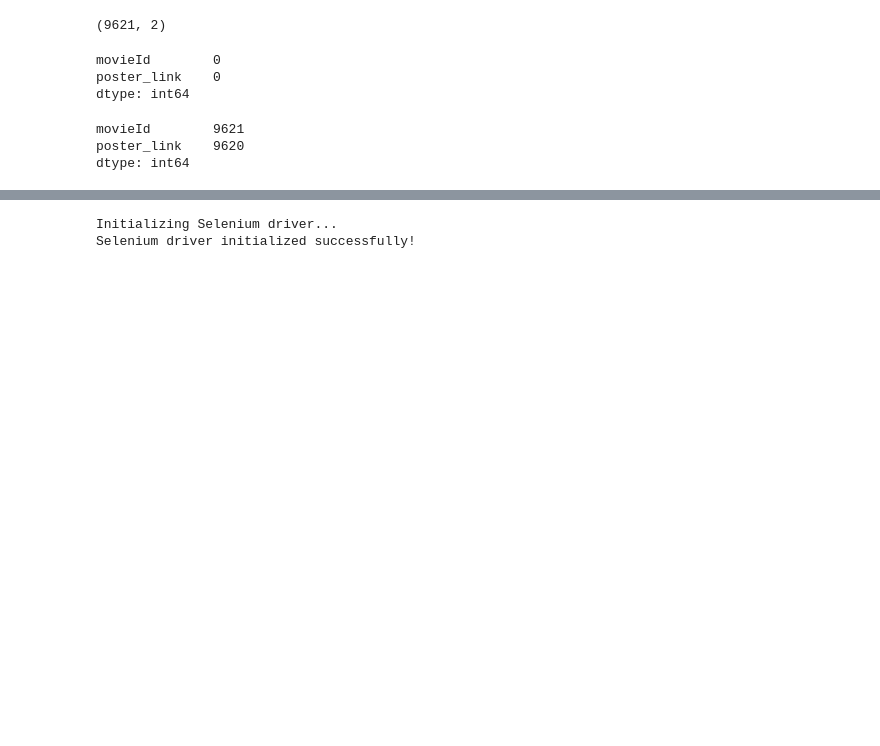
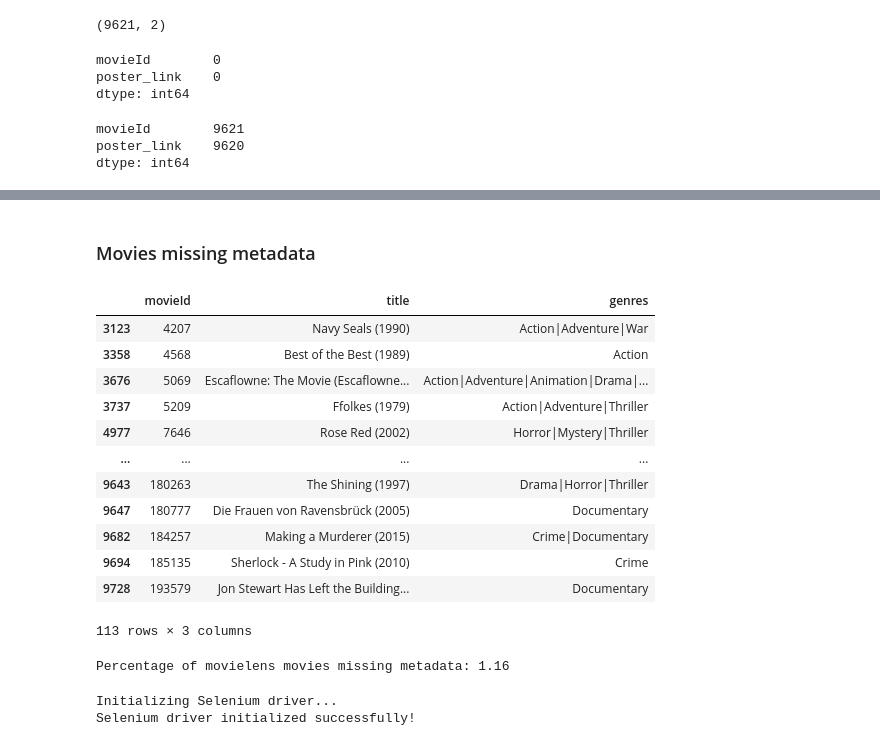
Before and after one commit to Donal-Flanagan/flix_recommender, a Jupyter notebook: notebooks/ETL/web_scraping_3_selenium.ipynb, the cells around one changed output, grey strips where cells are left out. Saved outputs shown, nothing was run; the diff lists cells and outputs as text; code cells hidden in the pictures; blank space fills up the shorter version.

```diff
--- a/notebooks/ETL/web_scraping_3_selenium.ipynb
+++ b/notebooks/ETL/web_scraping_3_selenium.ipynb
@@ -525,3 +626,17 @@ movies_df.head()
 # %%
-movies_df.movieId.nunique()
+poster_movie_ids = set(poster_links_df.movieId.unique())
+movies = set(movies_df.movieId.unique())
+
+# Find movieIds missing in each DataFrame
+movie_ids_missing_in_posters = movies - poster_movie_ids
+poster_ids_missing_in_movies = poster_movie_ids - movies
+
+movie_ids_missing_in_posters_df = pd.DataFrame({'movieId': list(movie_ids_missing_in_posters)})
+poster_ids_missing_in_movies_df = pd.DataFrame({'movieId': list(poster_ids_missing_in_movies)})
+
+print("Movies in movies_df but missing in poster_links_df:")
+print(movie_ids_missing_in_posters_df)
+
+print("\nMovies in poster_links_df but missing in movies_df:")
+print(poster_ids_missing_in_movies_df)
 # %% [output]
@@ -529,3 +663,25 @@ movies_df.movieId.nunique()
+# %% [markdown]
+### Movies missing metadata
+# %%
+movies_df[movies_df.movieId.isin(movie_ids_missing_in_posters_df.movieId)]
+# %% [output]
+|  | movieId | title | genres |
+| 3123 | 4207 | Navy Seals (1990) | Action|Adventure|War |
+| 3358 | 4568 | Best of the Best (1989) | Action |
+| 3676 | 5069 | Escaflowne: The Movie (Escaflowne... | Action|Adventure|Animation|Drama|... |
+| 3737 | 5209 | Ffolkes (1979) | Action|Adventure|Thriller |
+| 4977 | 7646 | Rose Red (2002) | Horror|Mystery|Thriller |
+| ... | ... | ... | ... |
+| 9643 | 180263 | The Shining (1997) | Drama|Horror|Thriller |
+| 9647 | 180777 | Die Frauen von Ravensbrück (2005) | Documentary |
+| 9682 | 184257 | Making a Murderer (2015) | Crime|Documentary |
+| 9694 | 185135 | Sherlock - A Study in Pink (2010) | Crime |
+| 9728 | 193579 | Jon Stewart Has Left the Building... | Documentary |
+113 rows × 3 columns
+# %%
+print(f"Percentage of movielens movies missing metadata: {movie_ids_missing_in_posters_df.shape[0]/movies_df.shape[0]*100:.2f}")
+# %% [output]
+Percentage of movielens movies missing metadata: 1.16
 # %%
 def test_selenium():
     try:
```
Also changed, not shown: parts of 13 cells of this notebook.
